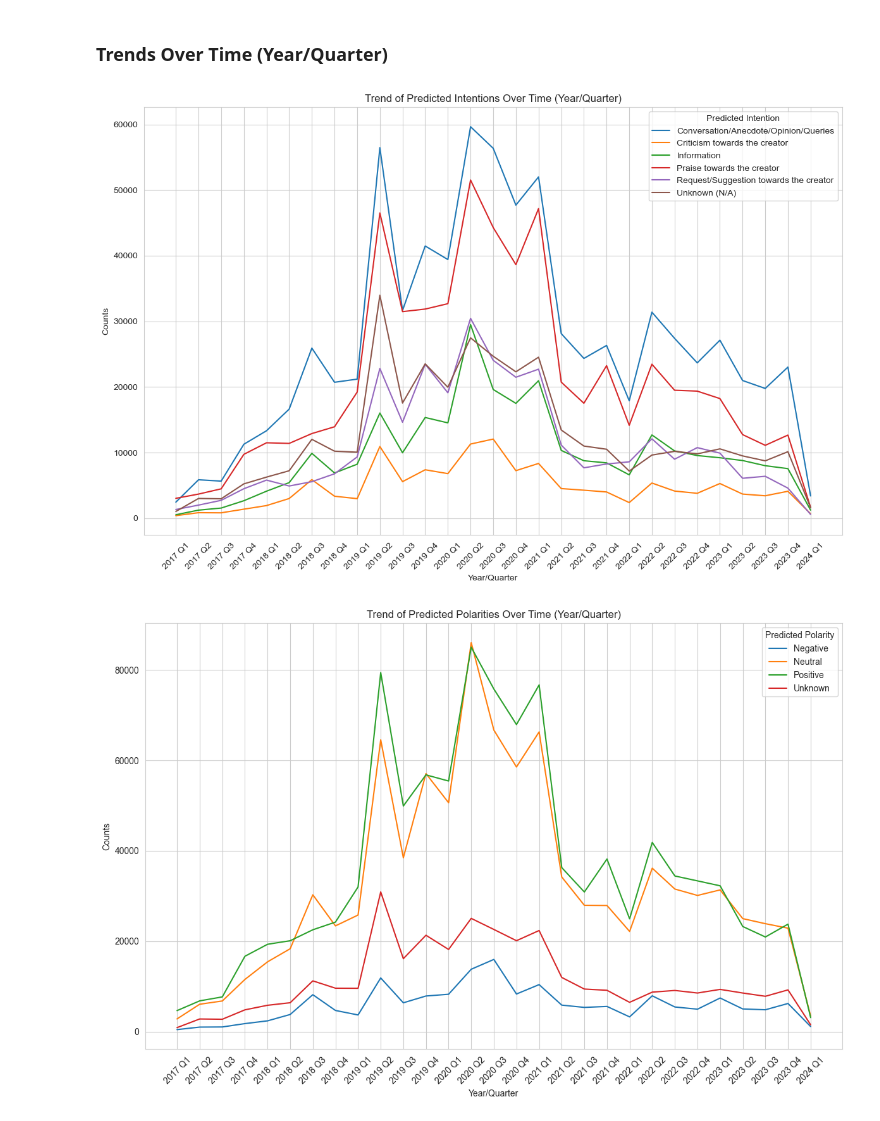
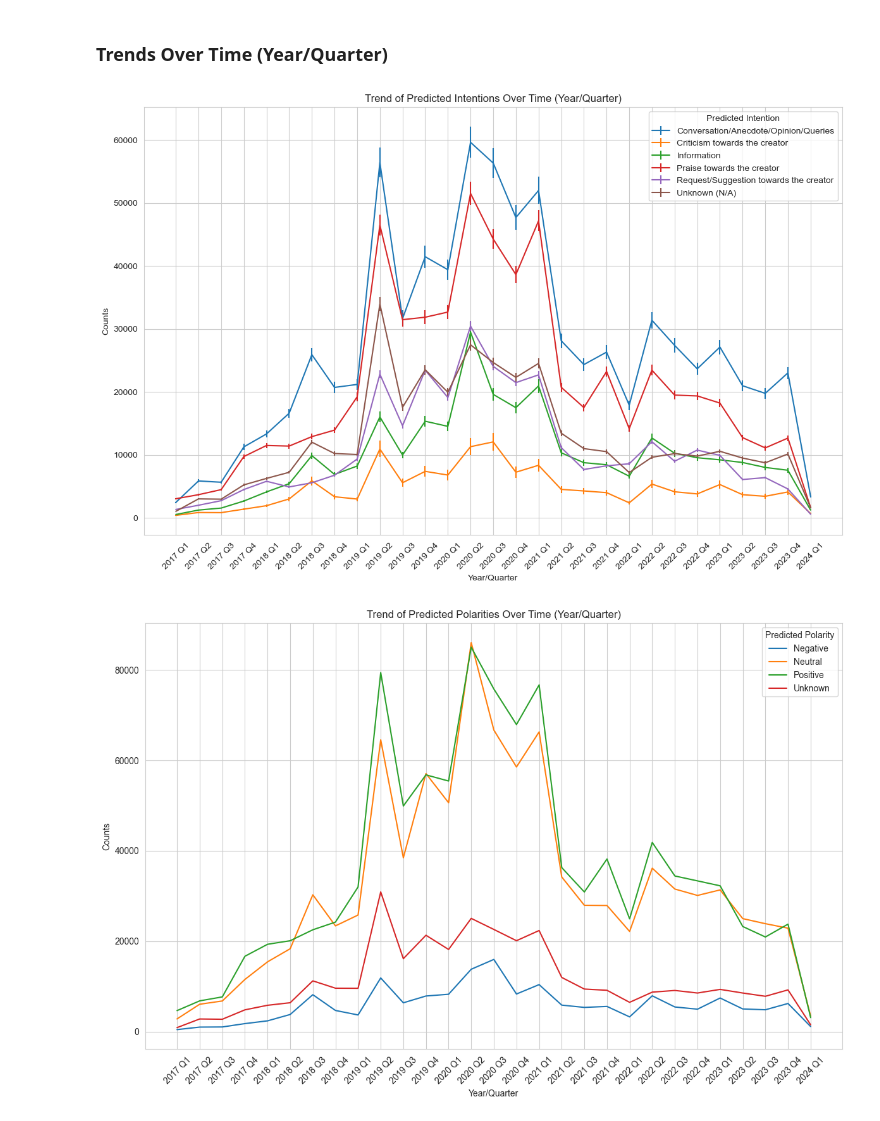
Before and after one commit to jaiiraaaaaa/thesis_EDA, a Jupyter notebook: Thesis_EDA.ipynb, the cells around one changed output. Cells and saved outputs as stored; diff of their text form; code cells hidden in the pictures.

```diff
--- a/Thesis_EDA.ipynb
+++ b/Thesis_EDA.ipynb
@@ -639,27 +711,41 @@ plt.show()
 # %%
 # Visualization 3: Trend Analysis Over Time (Year/Quarter)
 time_grouped = merged_data.groupby(['year', 'quarter', 'Predicted_Category'], observed=True).size().reset_index(name='counts')
 
 # Convert year and quarter to int and then to string while creating 'Year-Quarter' column
 time_grouped['Year-Quarter'] = time_grouped['year'].astype(int).astype(str) + ' Q' + time_grouped['quarter'].astype(int).astype(str)
 
-# Setting the figure size and style
+# Assuming 'merged_data' and 'time_grouped' are predefined as mentioned
+# Defining margins of error for each category (as percentages)
+margins_of_error = {
+    'Conversation/Anecdote/Opinion/Queries': 0.0416,
+    'Criticism towards the creator': 0.1195,
+    'Information': 0.0532,
+    'Praise towards the creator': 0.0353,
+    'Request/Suggestion towards the creator': 0.0268,
+    'Unknown (N/A)': 0.0322,
+}
+
+# Adding a 'margin_of_error' column to 'time_grouped' DataFrame
+time_grouped['margin_of_error'] = time_grouped.apply(lambda row: row['counts'] * margins_of_error[row['Predicted_Category']], axis=1)
+
+# Setting the figure size
 plt.figure(figsize=(12, 8))
 
-# Drawing a line plot for each category
+# Drawing a line plot with error bars for each category
 for category in time_grouped['Predicted_Category'].unique():
     subset = time_grouped[time_grouped['Predicted_Category'] == category]
-    sns.lineplot(data=subset, x='Year-Quarter', y='counts', label=category)
+    plt.errorbar(data=subset, x='Year-Quarter', y='counts', yerr=subset['margin_of_error'], label=category, fmt='-')  # Line without markers
 
 plt.title('Trend of Predicted Intentions Over Time (Year/Quarter)')
 plt.xlabel('Year/Quarter')
 plt.ylabel('Counts')
 plt.xticks(rotation=45)
 plt.legend(title='Predicted Intention')
 plt.tight_layout()
 plt.show()
 # %% [output]
-[figure, old version]
+[figure, new version]
 # %%
 # Visualization 3: Trend Analysis Over Time (Year/Quarter)
 time_grouped = merged_polarity_data.groupby(['year', 'quarter', 'Predicted_Polarity'], observed=True).size().reset_index(name='counts')
```
Also changed, not shown: parts of 4 cells of this notebook.
